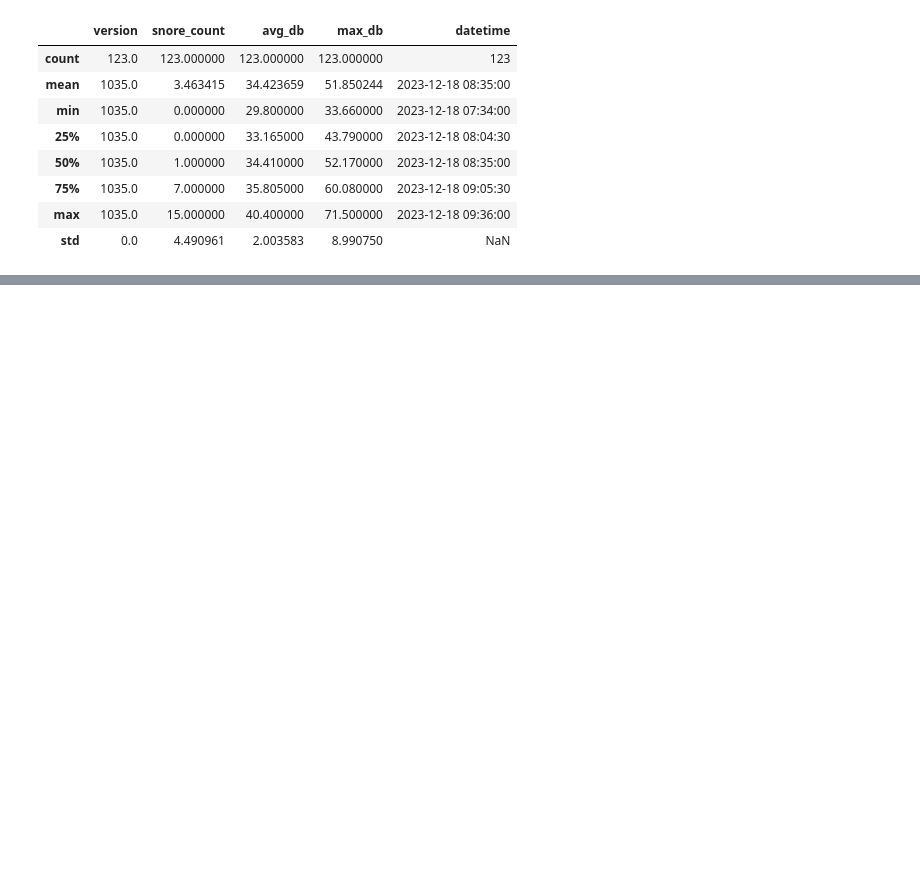
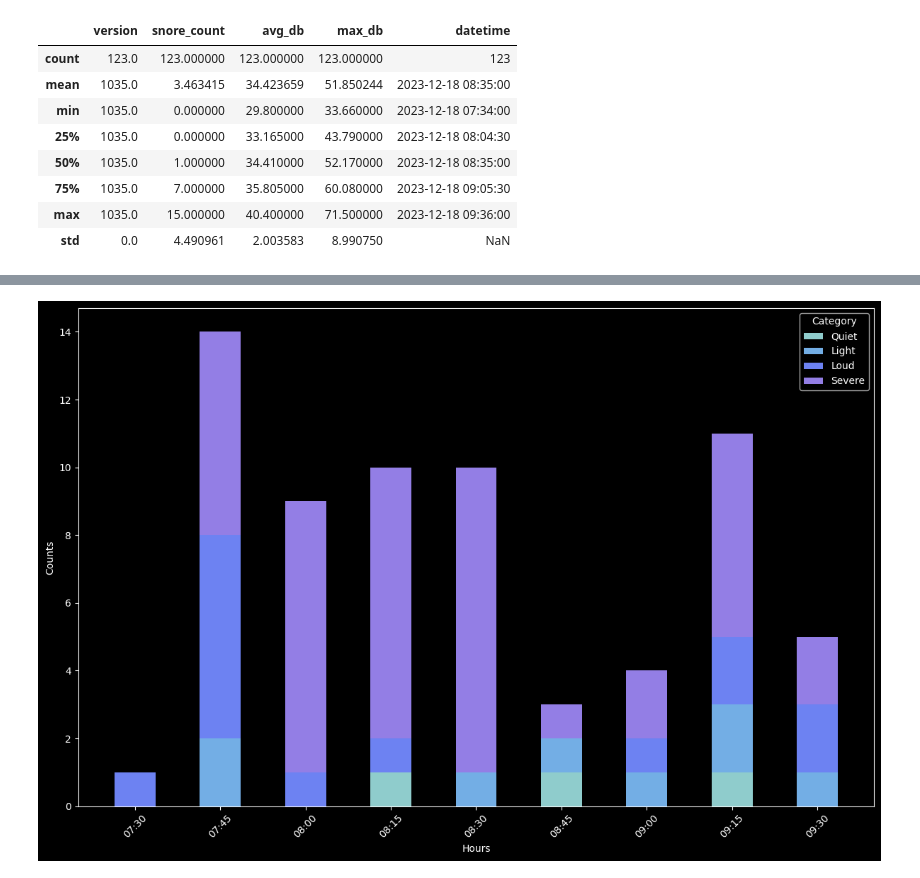
Before and after one commit to okanwyl/plot-test, a Jupyter notebook: pilot-test.ipynb, the cells around one changed output, grey strips where cells are left out. Saved outputs shown, nothing was run; the diff lists cells and outputs as text; code cells hidden in the pictures; blank space fills up the shorter version.

```diff
--- a/pilot-test.ipynb
+++ b/pilot-test.ipynb
@@ -169,0 +78,6 @@ plt.show()
+# %%
+df = df[df["event_type"] == "snore"]
+df["max_snore_db"] = df["max_snore_db"].astype(float)
+df["avg_snore_db"] = df["avg_snore_db"].astype(float)
+df["noise_level"] = df["noise_level"].astype(float)
+df.dtypes
@@ -169,0 +96,11 @@ plt.show()
+# %%
+def apply_increase_level(noise_level, avg_snore_db):
+    percentage_increase = ((avg_snore_db - noise_level) / noise_level) * 100
+    return percentage_increase
+
+
+df["noise_increase_percentage"] = df.apply(
+    lambda row: apply_increase_level(row["noise_level"], row["avg_snore_db"]), axis=1
+)
+
+df.head(15)
@@ -170 +159,44 @@ plt.show()
+# %%
+import matplotlib.dates as mdates
+
+
+plt.style.use("dark_background")
+plt.figure(figsize=(12, 8))
+
+
+colors = {
+    "Quiet": "#8fcccc",
+    "Light": "#73aee5",
+    "Loud": "#6d82f2",
+    "Severe": "#937ee5",
+}
+
+
+bottom = None
+for category, color in colors.items():
+    plt.bar(
+        pivot_table.index,
+        pivot_table.get(category, 0),
+        bottom=bottom,
+        color=color,
+        label=category,
+        width=0.005,
+    )
+    if bottom is None:
+        bottom = pivot_table.get(category, 0)
+    else:
+        bottom += pivot_table.get(category, 0)
+
+
+plt.gca().xaxis.set_major_formatter(mdates.DateFormatter("%H:%M"))
+plt.xlabel("Hours")
+plt.ylabel("Counts")
+plt.xticks(rotation=45)
+plt.legend(title="Category")
+
+
+plt.tight_layout()
+plt.show()
+# %% [output]
+[figure, added]
 # %%
```
Also changed, not shown: parts of 9 cells of this notebook, 2 other files.
